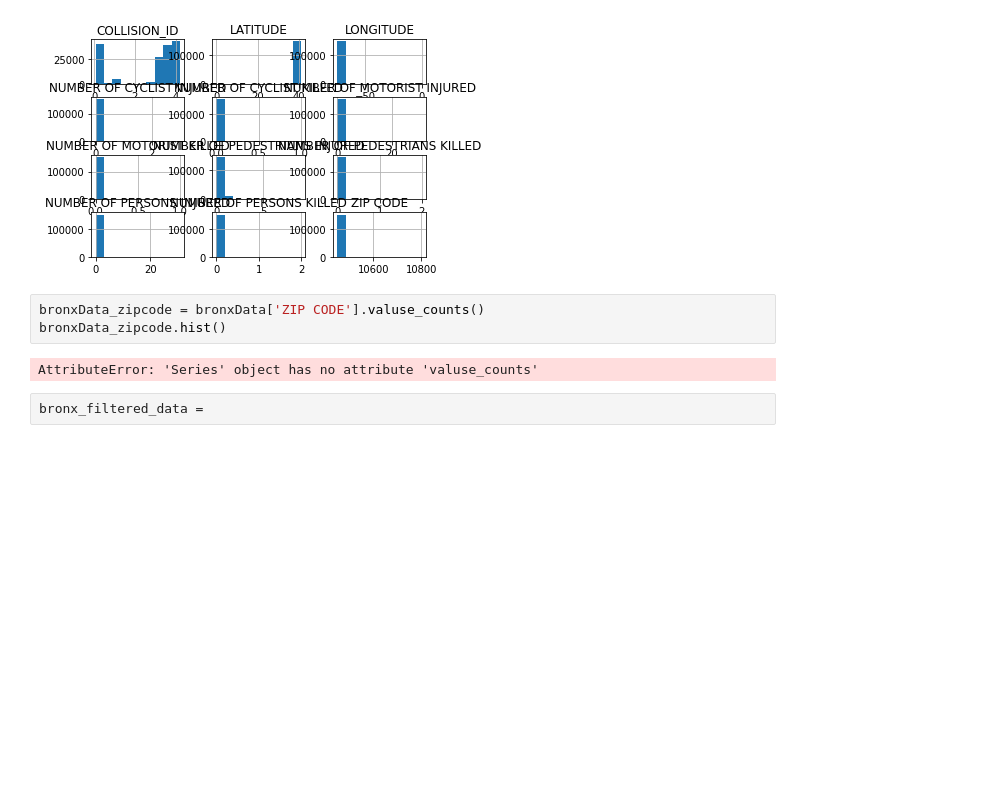
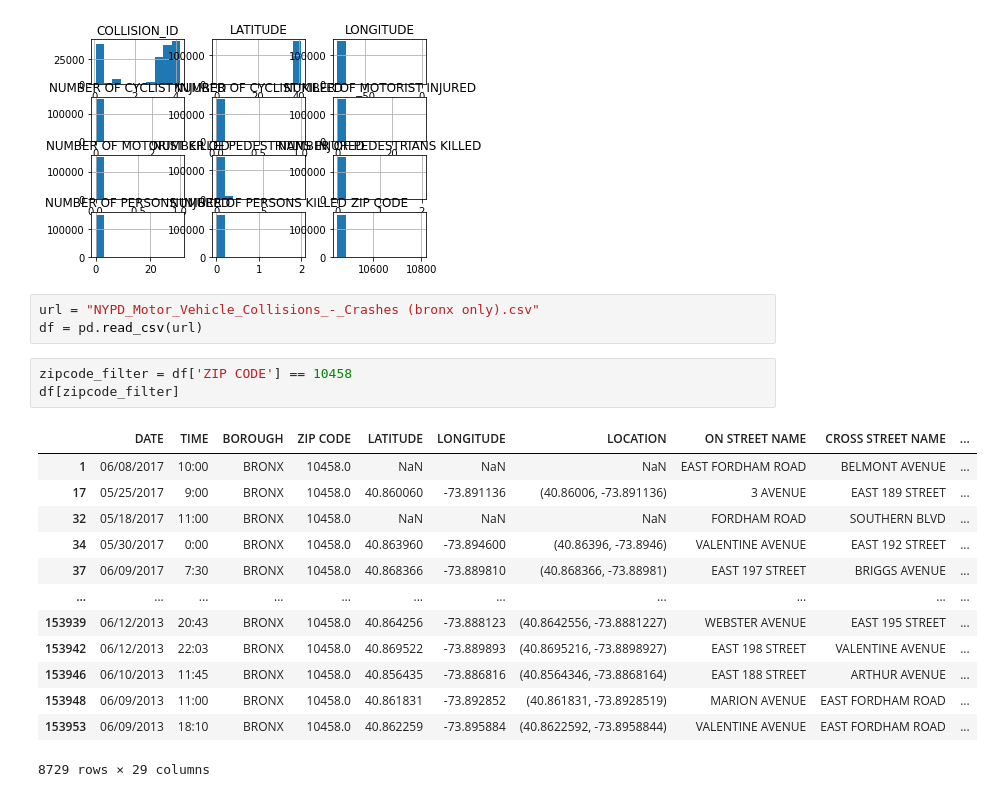
Before and after one commit to Dpinkney001/Data-Science-MAT328-Project-Spring-2021, a Jupyter notebook: Duvall Pinkney Data Science Project.ipynb, the cells around one changed output. Saved outputs shown, nothing was run; the diff lists cells and outputs as text; blank space fills up the shorter version.

```diff
--- a/Duvall Pinkney Data Science Project.ipynb
+++ b/Duvall Pinkney Data Science Project.ipynb
@@ -153,10 +153,23 @@ array([[<matplotlib.axes._subplots.AxesSubplot object at 0x...>,
         <matplotlib.axes._subplots.AxesSubplot object at 0x...>]],
       dtype=object)
 [figure]
-# %%
-bronxData_zipcode = bronxData['ZIP CODE'].valuse_counts()
-bronxData_zipcode.hist()
-# %% [output]
-AttributeError: 'Series' object has no attribute 'valuse_counts'
-# %%
-bronx_filtered_data =
+# %%
+url = "NYPD_Motor_Vehicle_Collisions_-_Crashes (bronx only).csv"
+df = pd.read_csv(url)
+# %%
+zipcode_filter = df['ZIP CODE'] == 10458
+df[zipcode_filter]
+# %% [output]
+|  | DATE | TIME | BOROUGH | ZIP CODE | LATITUDE | LONGITUDE | LOCATION | ON STREET NAME | CROSS STREET NAME | ... |
+| 1 | 06/08/2017 | 10:00 | BRONX | 10458.0 | NaN | NaN | NaN | EAST FORDHAM ROAD | BELMONT AVENUE | ... |
+| 17 | 05/25/2017 | 9:00 | BRONX | 10458.0 | 40.860060 | -73.891136 | (40.86006, -73.891136) | 3 AVENUE | EAST 189 STREET | ... |
+| 32 | 05/18/2017 | 11:00 | BRONX | 10458.0 | NaN | NaN | NaN | FORDHAM ROAD | SOUTHERN BLVD | ... |
+| 34 | 05/30/2017 | 0:00 | BRONX | 10458.0 | 40.863960 | -73.894600 | (40.86396, -73.8946) | VALENTINE AVENUE | EAST 192 STREET | ... |
+| 37 | 06/09/2017 | 7:30 | BRONX | 10458.0 | 40.868366 | -73.889810 | (40.868366, -73.88981) | EAST 197 STREET | BRIGGS AVENUE | ... |
+| ... | ... | ... | ... | ... | ... | ... | ... | ... | ... | ... |
+| 153939 | 06/12/2013 | 20:43 | BRONX | 10458.0 | 40.864256 | -73.888123 | (40.8642556, -73.8881227) | WEBSTER AVENUE | EAST 195 STREET | ... |
+| 153942 | 06/12/2013 | 22:03 | BRONX | 10458.0 | 40.869522 | -73.889893 | (40.8695216, -73.8898927) | EAST 198 STREET | VALENTINE AVENUE | ... |
+| 153946 | 06/10/2013 | 11:45 | BRONX | 10458.0 | 40.856435 | -73.886816 | (40.8564346, -73.8868164) | EAST 188 STREET | ARTHUR AVENUE | ... |
+| 153948 | 06/09/2013 | 11:00 | BRONX | 10458.0 | 40.861831 | -73.892852 | (40.861831, -73.8928519) | MARION AVENUE | EAST FORDHAM ROAD | ... |
+| 153953 | 06/09/2013 | 18:10 | BRONX | 10458.0 | 40.862259 | -73.895884 | (40.8622592, -73.8958844) | VALENTINE AVENUE | EAST FORDHAM ROAD | ... |
+8729 rows × 29 columns
```
Also changed, not shown: parts of 3 cells of this notebook.
